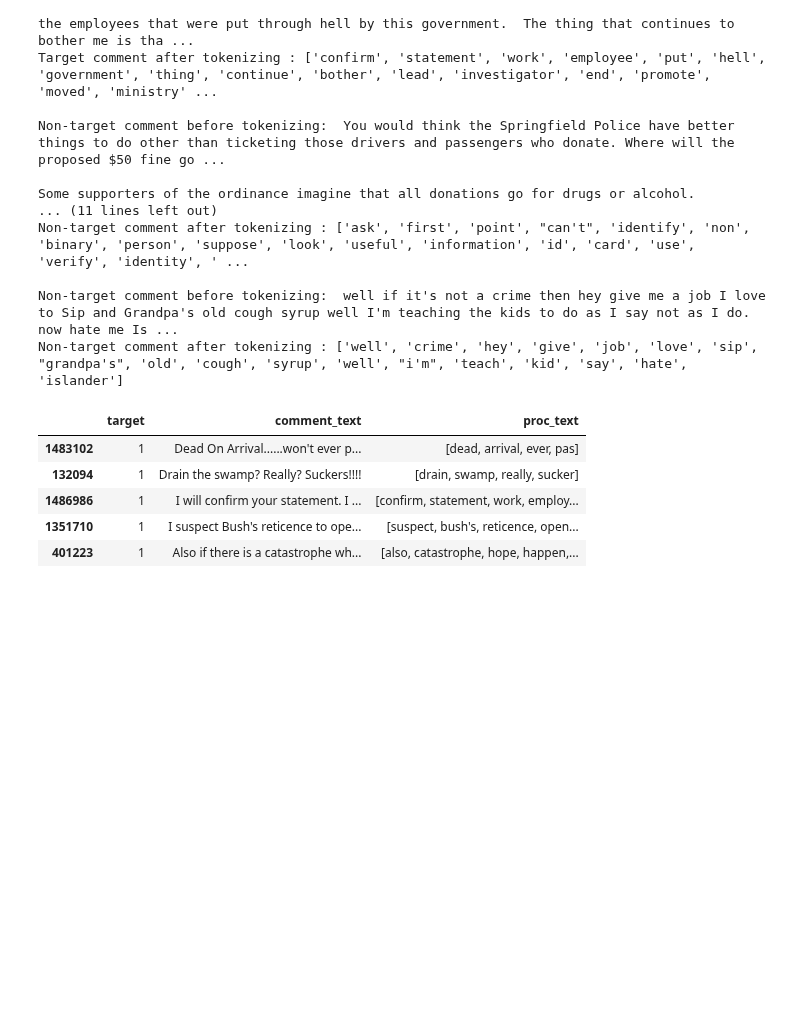
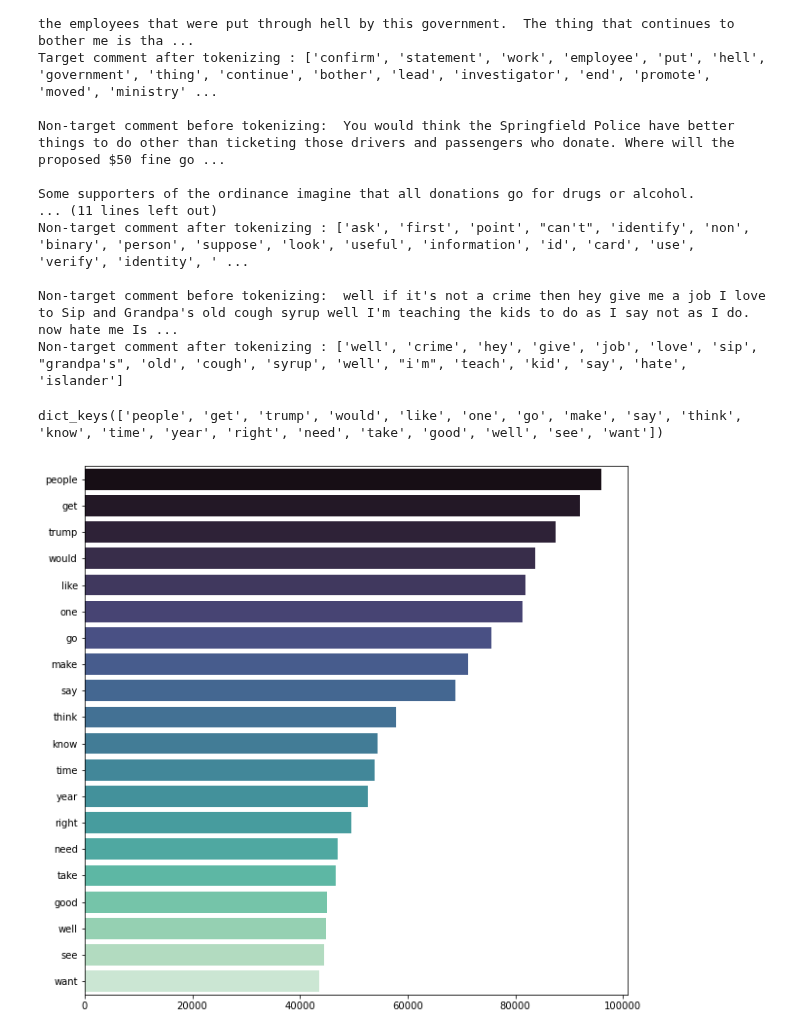
Before and after one commit to gcburgess/Cyberbullying_Detector, a Jupyter notebook: notebooks/02-data-preprocessing.ipynb, the cells around one changed output. Drawn from its saved outputs; the diff is of its cells as text; code cells hidden in the pictures; blank space fills up the shorter version.

```diff
--- a/notebooks/02-data-preprocessing.ipynb
+++ b/notebooks/02-data-preprocessing.ipynb
@@ -185,4 +168,27 @@ Non-target comment after tokenizing : ['ask', 'first', 'point', "can't", 'identi
 
 Non-target comment before tokenizing:  well if it's not a crime then hey give me a job I love to Sip and Grandpa's old cough syrup well I'm teaching the kids to do as I say not as I do. now hate me Is ...
 Non-target comment after tokenizing : ['well', 'crime', 'hey', 'give', 'job', 'love', 'sip', "grandpa's", 'old', 'cough', 'syrup', 'well', "i'm", 'teach', 'kid', 'say', 'hate', 'islander']
+# %%
+subpipe_text = Pipeline(steps=[
+    ('cv', CountVectorizer(min_df=0.0001))  #min_df=0.0001, max_df=0.75
+])
+# %%
+count_matrix = subpipe_text.fit_transform(train_df['proc_text'])
+# %%
+count_sum = count_matrix.sum(axis=0).tolist()[0]
+feature_names = subpipe_text.named_steps['cv'].get_feature_names_out()
+frequencies = dict(zip(feature_names, count_sum))
+# %%
+top_terms = dict(sorted(frequencies.items(), key=lambda x:x[1], reverse=True)[:20])
+# %%
+top_terms.keys()
+# %% [output]
+dict_keys(['people', 'get', 'trump', 'would', 'like', 'one', 'go', 'make', 'say', 'think', 'know', 'time', 'year', 'right', 'need', 'take', 'good', 'well', 'see', 'want'])
+# %%
+top_terms_df = pd.Series(top_terms)
+fig, ax = plt.subplots(figsize=(10,10))
+bully_plot = sns.barplot(x=top_terms_df.values, y=top_terms_df.index, ax=ax, palette="mako")
+#plt.savefig('../images/FreqDist.jpg', transparent = False, bbox_inches="tight")
+# %% [output]
+[figure, added]
 # %%
@@ -190,9 +196,0 @@ bully_train_df = train_df[is_target]
-# %%
-bully_train_df.head()
-# %% [output]
-|  | target | comment_text | proc_text |
-| 1483102 | 1 | Dead On Arrival......won't ever p... | [dead, arrival, ever, pas] |
-| 132094 | 1 | Drain the swamp? Really? Suckers!!!! | [drain, swamp, really, sucker] |
-| 1486986 | 1 | I will confirm your statement. I ... | [confirm, statement, work, employ... |
-| 1351710 | 1 | I suspect Bush's reticence to ope... | [suspect, bush's, reticence, open... |
-| 401223 | 1 | Also if there is a catastrophe wh... | [also, catastrophe, hope, happen,... |
```
Also changed, not shown: parts of 32 cells of this notebook, 3 other files.
